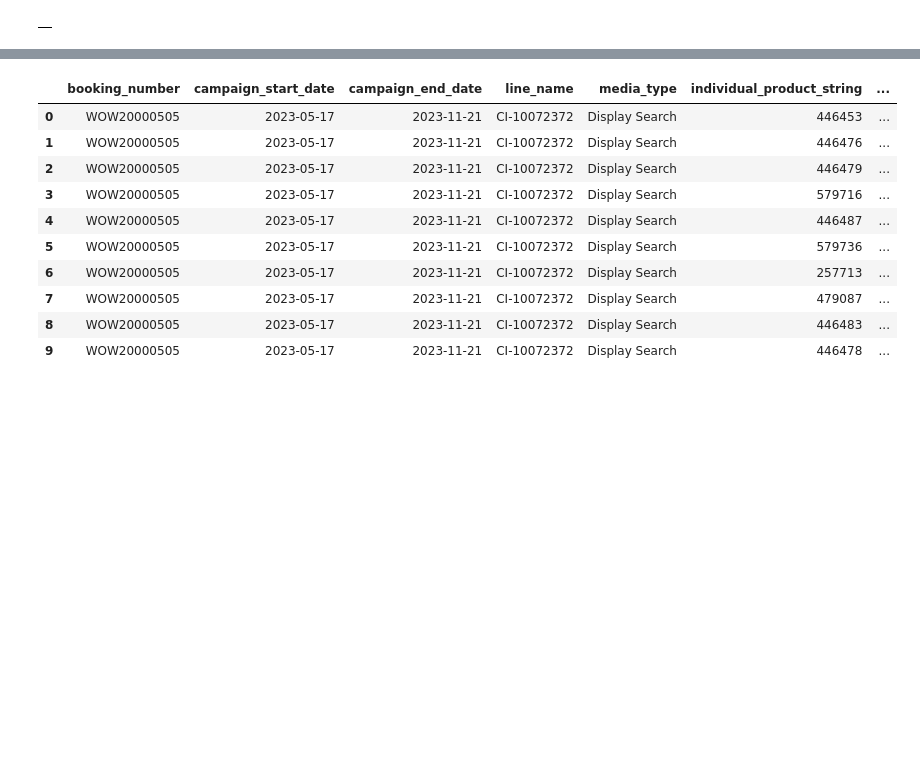
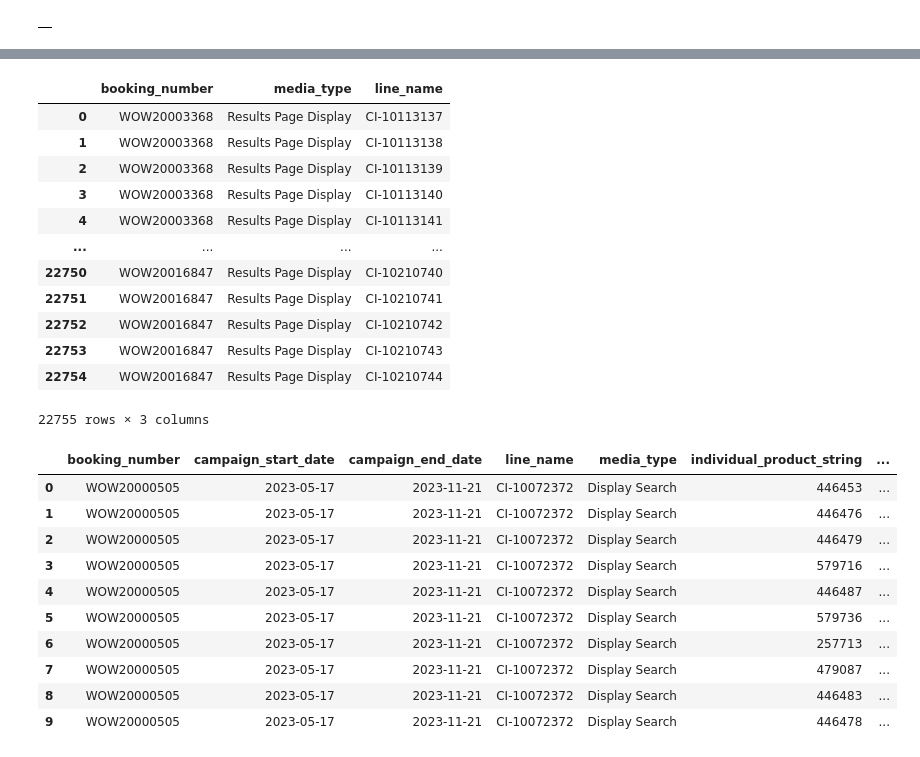
Before and after one commit to davelorino1/Cartology, a Jupyter notebook: Incrementality/DX Search Term Test Control Method.ipynb, the cells around one changed output, grey strips where cells are left out. Drawn from its saved outputs; the diff is of its cells as text; code cells hidden in the pictures; blank space fills up the shorter version.

```diff
--- a/Incrementality/DX Search Term Test Control Method.ipynb
+++ b/Incrementality/DX Search Term Test Control Method.ipynb
@@ -222,3 +750,48 @@ check_df
+# %%
+check = client.query(
+"""
+SELECT
+
+/*DISTINCT
+    booking_number,
+    campaign_start_date,
+    campaign_end_date,
+    media_start_date,
+    media_end_date,
+    line_name,
+    media,
+    media_type,
+*/
+    --dim_campaign.*
+    DISTINCT
+
+        booking_number, media_type, line_name
+FROM `gcp-wow-cart-data-prod-d710.cdm.dim_cartology_campaigns` dim_campaign
+INNER JOIN `gcp-wow-cart-data-dev-d4d7.davide.multishare_pack_bookings` multishare
+    ON multishare.string_field_0 = dim_campaign.booking_number --TRIM(SPLIT(udo_acs_stitch_id, ":")[SAFE_OFFSET(0)])
+WHERE media_location = "Online"
+ORDER BY 1,2,3
+--ORDER BY booking_number, campaign_start_date, media_start_date
+
+"""
+).result()
+check_df = check.to_dataframe()
+chime.success()
+check_df
+# %% [output]
+|  | booking_number | media_type | line_name |
+| 0 | WOW20003368 | Results Page Display | CI-10113137 |
+| 1 | WOW20003368 | Results Page Display | CI-10113138 |
+| 2 | WOW20003368 | Results Page Display | CI-10113139 |
+| 3 | WOW20003368 | Results Page Display | CI-10113140 |
+| 4 | WOW20003368 | Results Page Display | CI-10113141 |
+| ... | ... | ... | ... |
+| 22750 | WOW20016847 | Results Page Display | CI-10210740 |
+| 22751 | WOW20016847 | Results Page Display | CI-10210741 |
+| 22752 | WOW20016847 | Results Page Display | CI-10210742 |
+| 22753 | WOW20016847 | Results Page Display | CI-10210743 |
+| 22754 | WOW20016847 | Results Page Display | CI-10210744 |
+22755 rows × 3 columns
 # %%
 check = client.query(
 """
```
Also changed, not shown: parts of 11 cells of this notebook, 25 other files.
